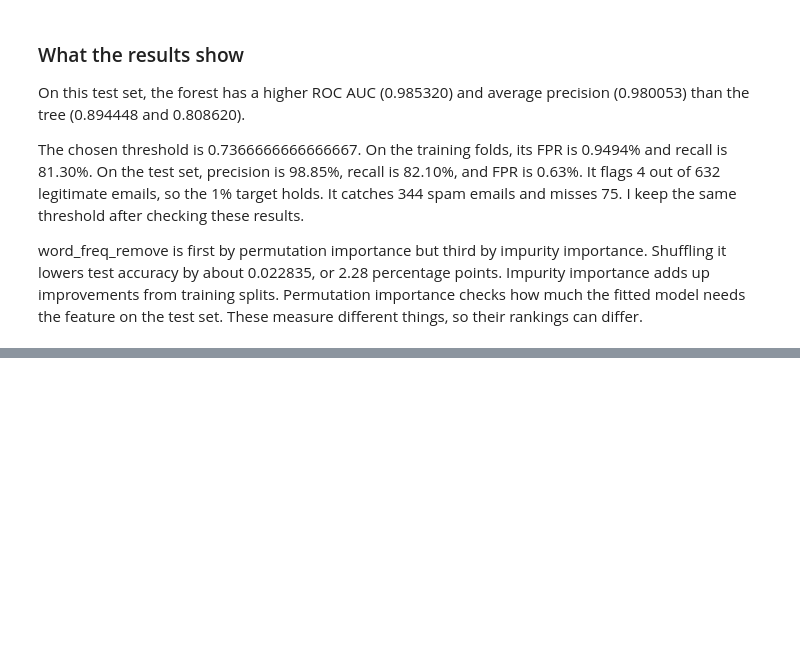
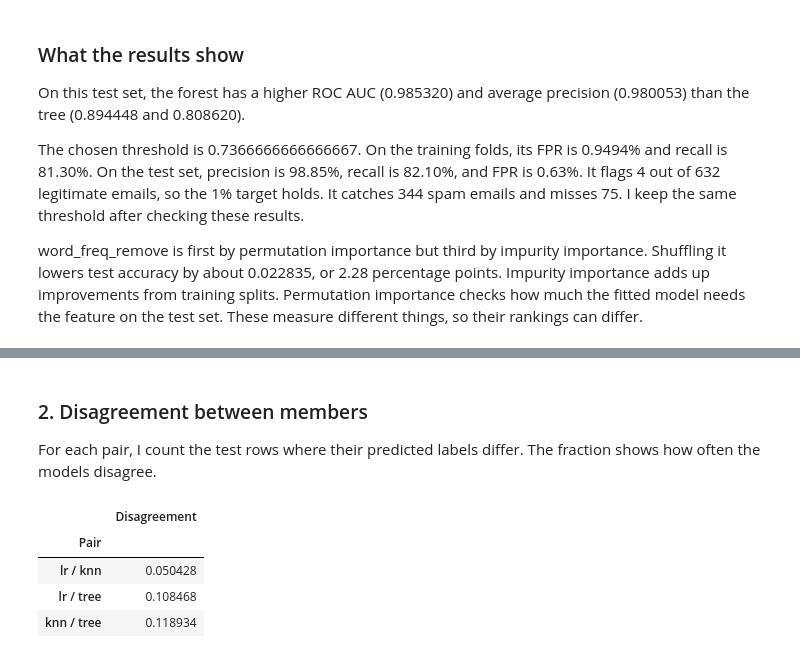
Before and after one commit to ZhalgasB/task-04-ML-course, a Jupyter notebook: bissenbai_task4.ipynb, the cells around one changed output, grey strips where cells are left out. Drawn from its saved outputs; the diff is of its cells as text; code cells hidden in the pictures; blank space fills up the shorter version.

```diff
--- a/bissenbai_task4.ipynb
+++ b/bissenbai_task4.ipynb
@@ -406,0 +489,19 @@ word_freq_remove is first by permutation importance but third by impurity import
+# %% [markdown]
+### 2. Disagreement between members
+
+For each pair, I count the test rows where their predicted labels differ.
+The fraction shows how often the models disagree.
+# %%
+disagreement_rows = []
+for first, second in [("lr", "knn"), ("lr", "tree"), ("knn", "tree")]:
+    disagreement = np.mean(member_predictions[first] != member_predictions[second])
+    disagreement_rows.append([f"{first} / {second}", disagreement])
+
+disagreement_table = pd.DataFrame(disagreement_rows, columns=["Pair", "Disagreement"])
+disagreement_table.set_index("Pair").round(6)
+# %% [output]
+|  | Disagreement |
+| Pair |  |
+| lr / knn | 0.050428 |
+| lr / tree | 0.108468 |
+| knn / tree | 0.118934 |
```
Also changed, not shown: parts of 11 cells of this notebook.
